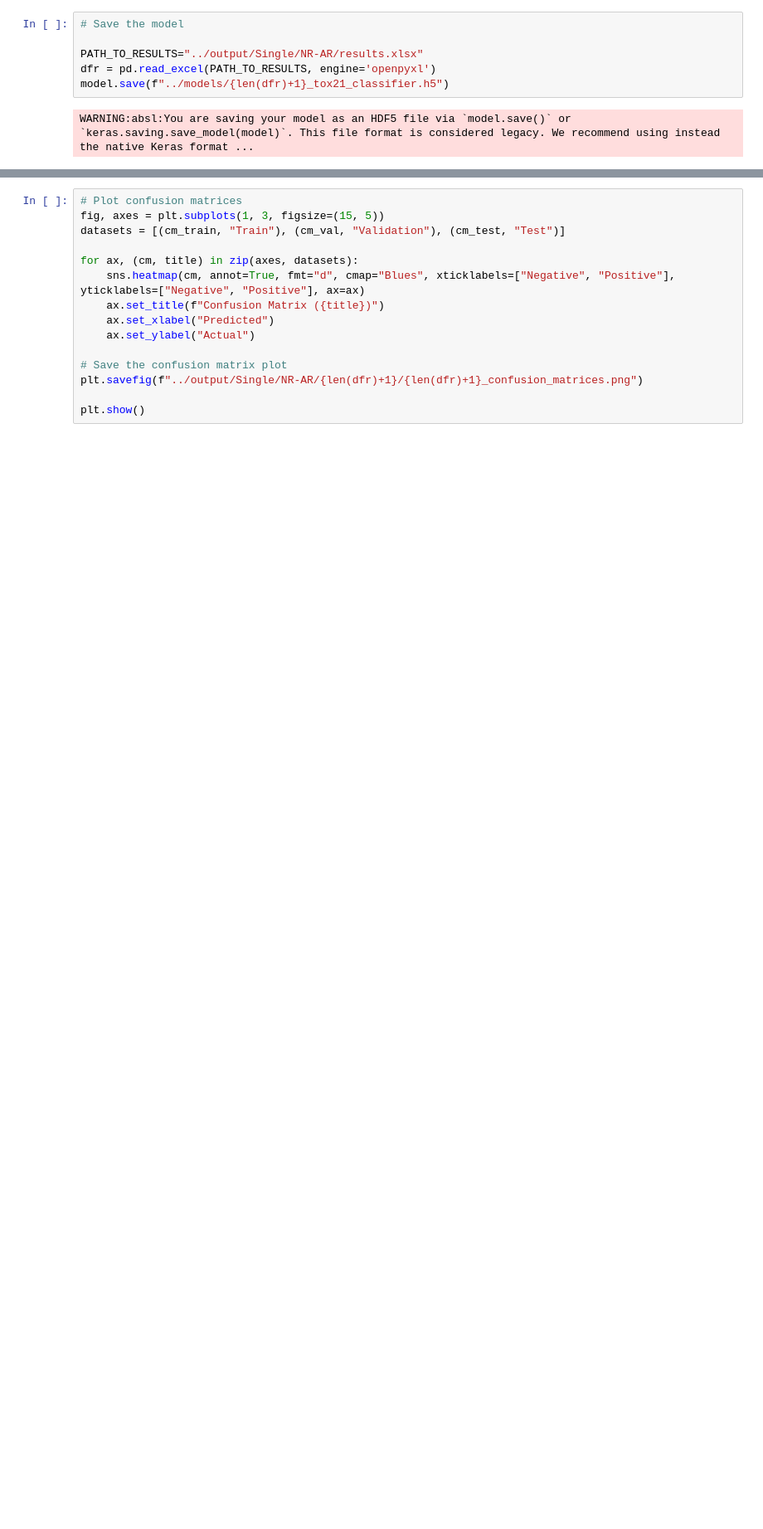
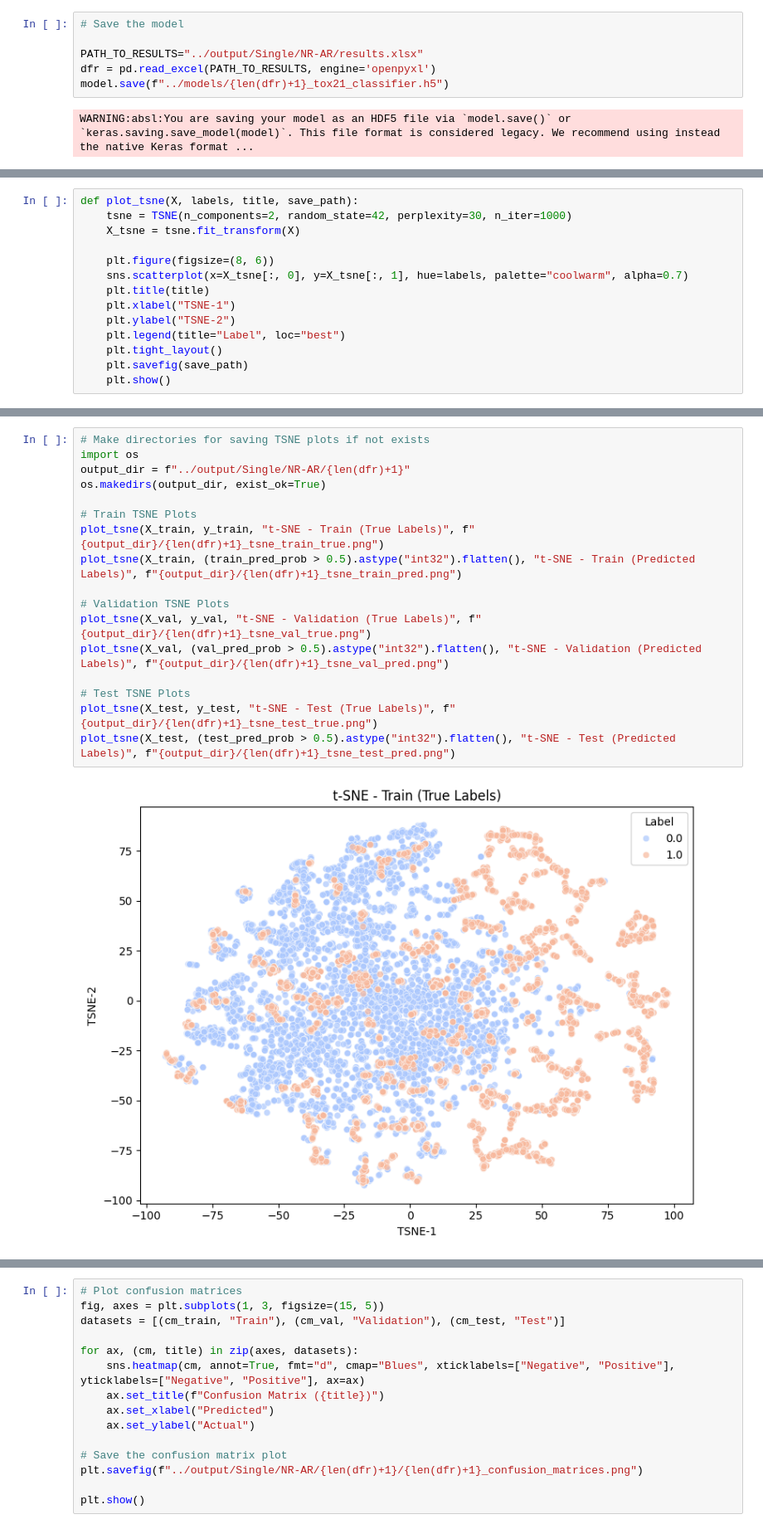
Before and after one commit to KesharwaniArpita/outreachy-contributions, a Jupyter notebook: notebooks/model.ipynb, the cells around one changed output, grey strips where cells are left out. Shown at 83% size. Drawn from its saved outputs; the diff is of its cells as text; blank space fills up the shorter version.

Commit message:
model training completed

```diff
--- a/notebooks/model.ipynb
+++ b/notebooks/model.ipynb
@@ -406,3 +329,17 @@ plt.show()
+# %%
+def plot_tsne(X, labels, title, save_path):
+    tsne = TSNE(n_components=2, random_state=42, perplexity=30, n_iter=1000)
+    X_tsne = tsne.fit_transform(X)
+
+    plt.figure(figsize=(8, 6))
+    sns.scatterplot(x=X_tsne[:, 0], y=X_tsne[:, 1], hue=labels, palette="coolwarm", alpha=0.7)
+    plt.title(title)
+    plt.xlabel("TSNE-1")
+    plt.ylabel("TSNE-2")
+    plt.legend(title="Label", loc="best")
+    plt.tight_layout()
+    plt.savefig(save_path)
+    plt.show()
 # %%
 # Compute predictions for all datasets
 def compute_metrics(X, y, dataset_name):
@@ -438,0 +376,19 @@ weighted avg       0.95      0.89      0.92       727
+# %%
+# Make directories for saving TSNE plots if not exists
+import os
+output_dir = f"../output/Single/NR-AR/{len(dfr)+1}"
+os.makedirs(output_dir, exist_ok=True)
+
+# Train TSNE Plots
+plot_tsne(X_train, y_train, "t-SNE - Train (True Labels)", f"{output_dir}/{len(dfr)+1}_tsne_train_true.png")
+plot_tsne(X_train, (train_pred_prob > 0.5).astype("int32").flatten(), "t-SNE - Train (Predicted Labels)", f"{output_dir}/{len(dfr)+1}_tsne_train_pred.png")
+
+# Validation TSNE Plots
+plot_tsne(X_val, y_val, "t-SNE - Validation (True Labels)", f"{output_dir}/{len(dfr)+1}_tsne_val_true.png")
+plot_tsne(X_val, (val_pred_prob > 0.5).astype("int32").flatten(), "t-SNE - Validation (Predicted Labels)", f"{output_dir}/{len(dfr)+1}_tsne_val_pred.png")
+
+# Test TSNE Plots
+plot_tsne(X_test, y_test, "t-SNE - Test (True Labels)", f"{output_dir}/{len(dfr)+1}_tsne_test_true.png")
+plot_tsne(X_test, (test_pred_prob > 0.5).astype("int32").flatten(), "t-SNE - Test (Predicted Labels)", f"{output_dir}/{len(dfr)+1}_tsne_test_pred.png")
+# %% [output]
+[figure, added]
```
Also changed, not shown: parts of 11 cells of this notebook, 12 other files.
